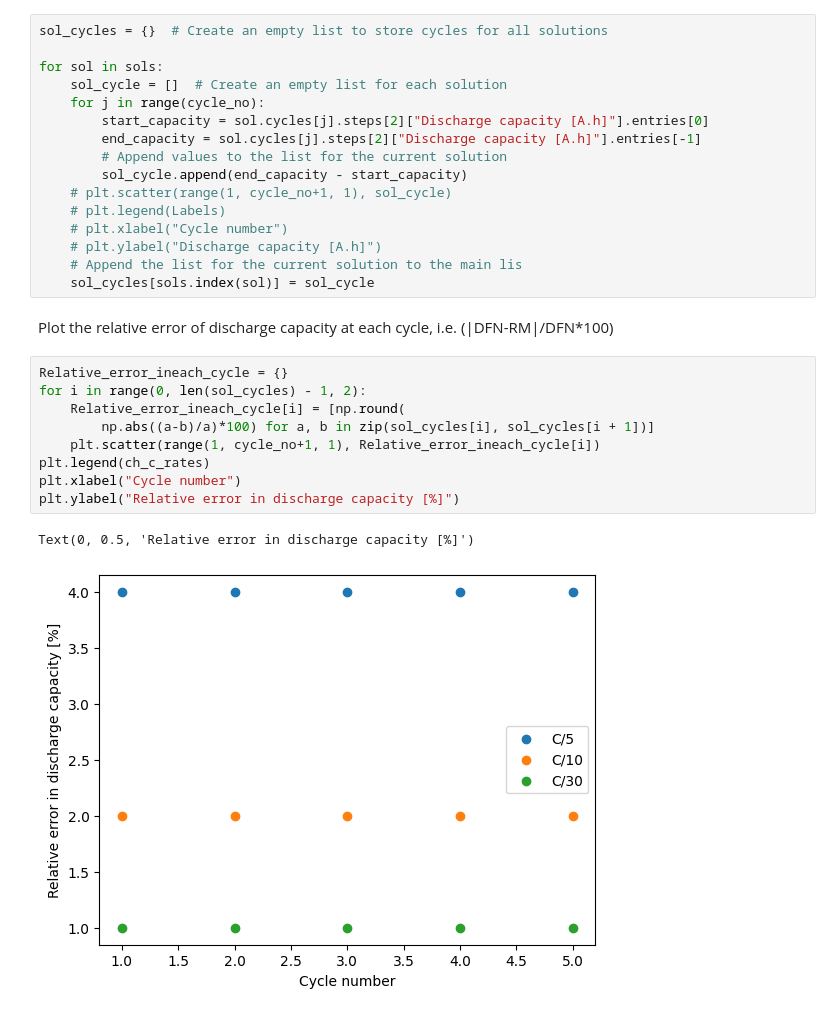
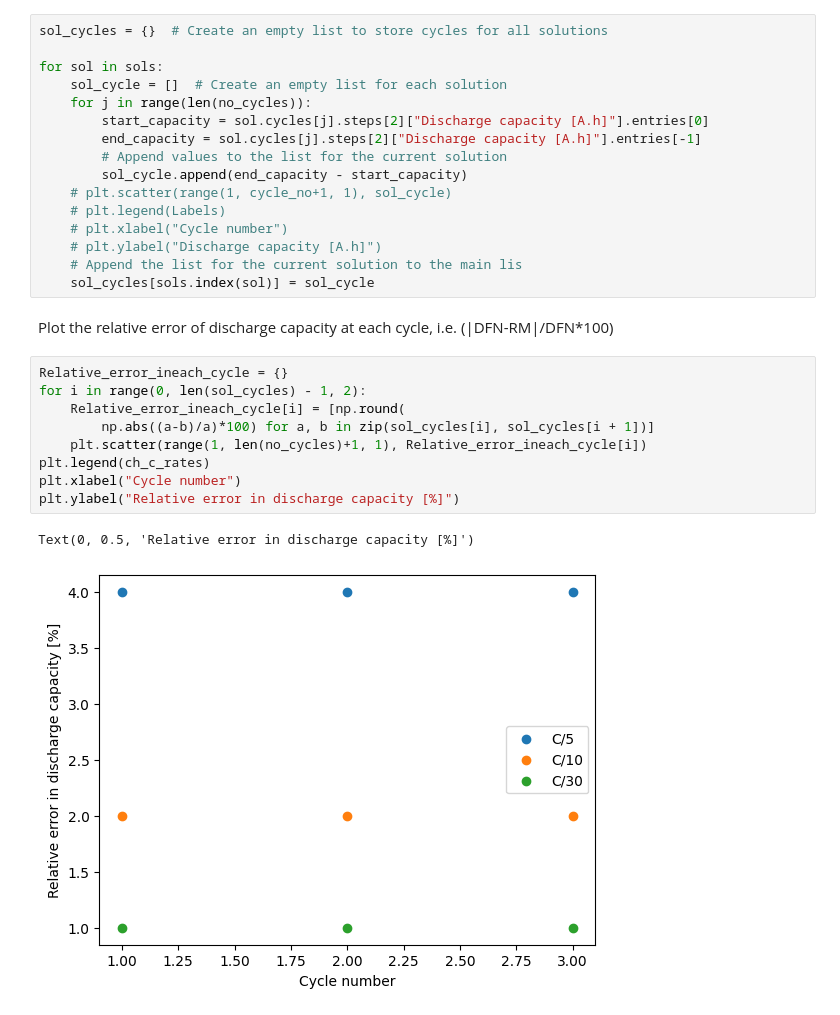
Before and after one commit to brosaplanella/formation, a Jupyter notebook: RM_vs_DFN.ipynb, the cells around one changed output. Drawn from its saved outputs; the diff is of its cells as text.

```diff
--- a/RM_vs_DFN.ipynb
+++ b/RM_vs_DFN.ipynb
@@ -129,7 +129,7 @@ sol_cycles = {}  # Create an empty list to store cycles for all solutions
 
 for sol in sols:
     sol_cycle = []  # Create an empty list for each solution
-    for j in range(cycle_no):
+    for j in range(len(no_cycles)):
         start_capacity = sol.cycles[j].steps[2]["Discharge capacity [A.h]"].entries[0]
         end_capacity = sol.cycles[j].steps[2]["Discharge capacity [A.h]"].entries[-1]
         # Append values to the list for the current solution
@@ -145,12 +145,12 @@ Plot the relative error of discharge capacity at each cycle, i.e. (|DFN-RM|/DFN*
 # %%
 Relative_error_ineach_cycle = {}
 for i in range(0, len(sol_cycles) - 1, 2):
     Relative_error_ineach_cycle[i] = [np.round(
         np.abs((a-b)/a)*100) for a, b in zip(sol_cycles[i], sol_cycles[i + 1])]
-    plt.scatter(range(1, cycle_no+1, 1), Relative_error_ineach_cycle[i])
+    plt.scatter(range(1, len(no_cycles)+1, 1), Relative_error_ineach_cycle[i])
 plt.legend(ch_c_rates)
 plt.xlabel("Cycle number")
 plt.ylabel("Relative error in discharge capacity [%]")
 # %% [output]
 Text(0, 0.5, 'Relative error in discharge capacity [%]')
-[figure, old version]
+[figure, new version]
```
Also changed, not shown: parts of 1 cell of this notebook.
